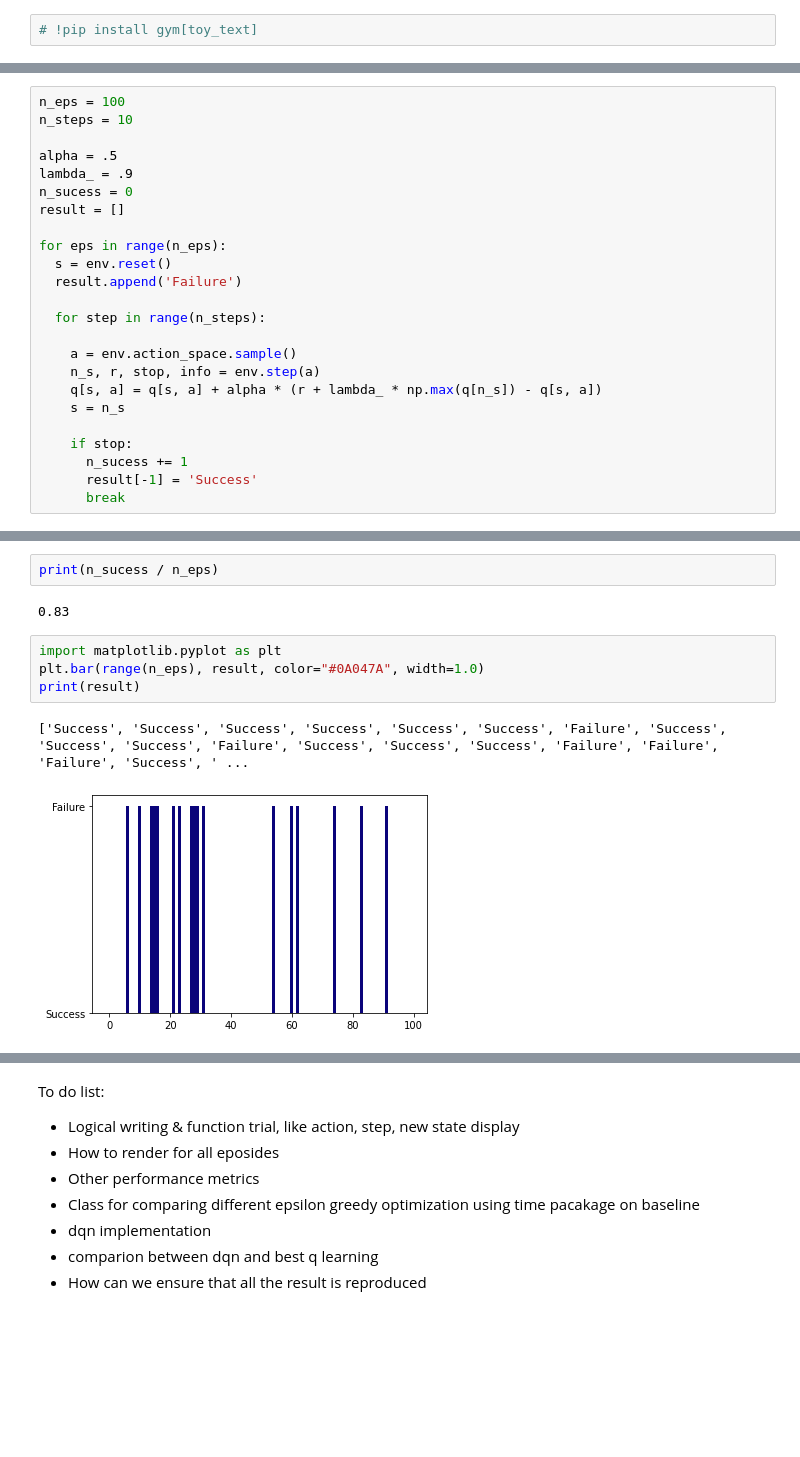
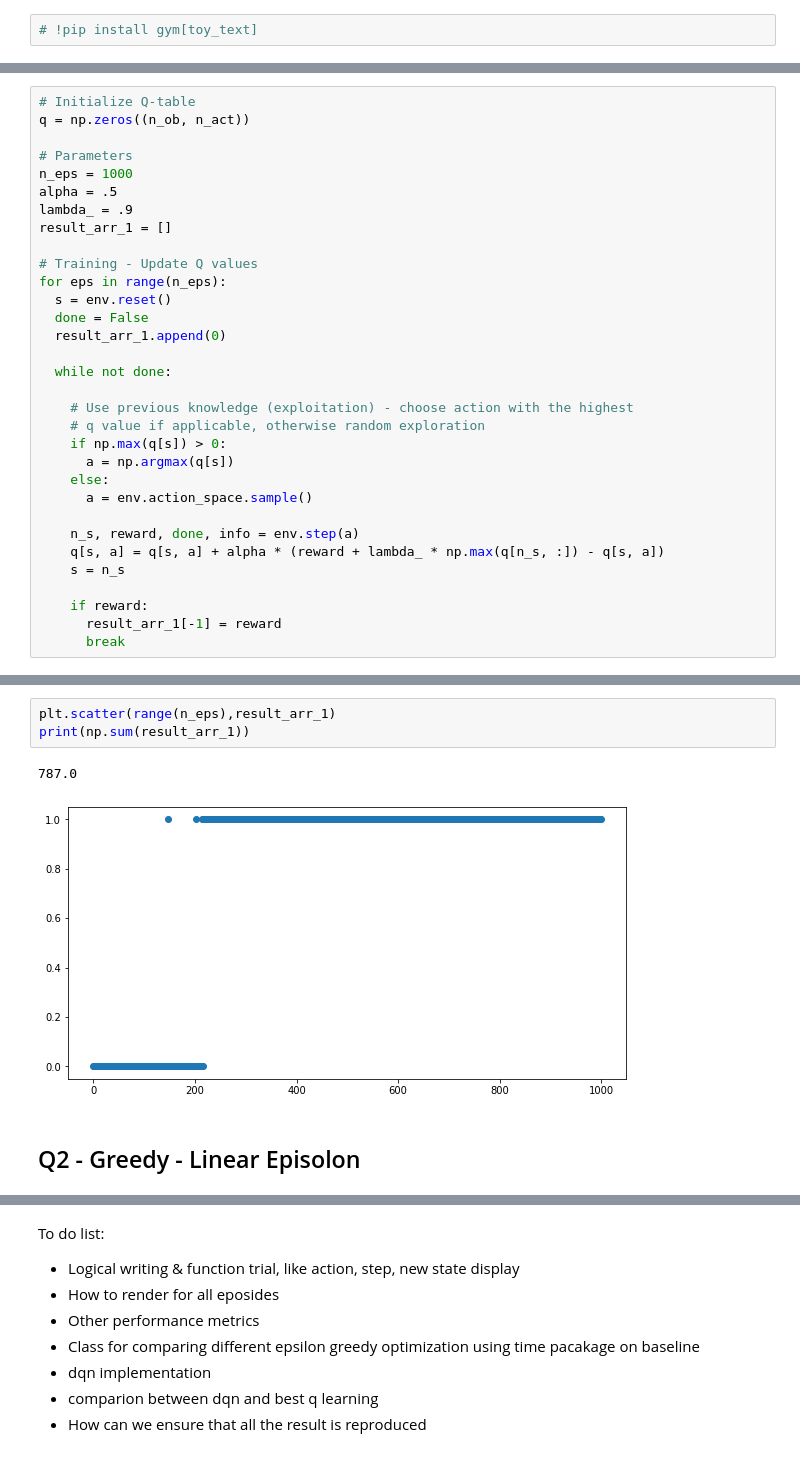
Before and after one commit to yanmingl/RL-Frozen-Leak, a Jupyter notebook: Frozen_Lake.ipynb, the cells around one changed output, grey strips where cells are left out. Saved outputs shown, nothing was run; the diff lists cells and outputs as text; blank space fills up the shorter version.

```diff
--- a/Frozen_Lake.ipynb
+++ b/Frozen_Lake.ipynb
@@ -62,24 +95,32 @@ print(q)
 # %%
-n_eps = 100
-n_steps = 10
+# Initialize Q-table
+q = np.zeros((n_ob, n_act))
 
+# Parameters
+n_eps = 1000
 alpha = .5
 lambda_ = .9
-n_sucess = 0
-result = []
+result_arr_1 = []
 
+# Training - Update Q values
 for eps in range(n_eps):
   s = env.reset()
-  result.append('Failure')
+  done = False
+  result_arr_1.append(0)
 
-  for step in range(n_steps):
+  while not done:
 
-    a = env.action_space.sample()
-    n_s, r, stop, info = env.step(a)
-    q[s, a] = q[s, a] + alpha * (r + lambda_ * np.max(q[n_s]) - q[s, a])
+    # Use previous knowledge (exploitation) - choose action with the highest
+    # q value if applicable, otherwise random exploration
+    if np.max(q[s]) > 0:
+      a = np.argmax(q[s])
+    else:
+      a = env.action_space.sample()
+
+    n_s, reward, done, info = env.step(a)
+    q[s, a] = q[s, a] + alpha * (reward + lambda_ * np.max(q[n_s, :]) - q[s, a])
     s = n_s
 
-    if stop:
-      n_sucess += 1
-      result[-1] = 'Success'
+    if reward:
+      result_arr_1[-1] = reward
       break
@@ -105,11 +127,8 @@ array([[0. , 0. , 0. , 0. ],
-# %%
-print(n_sucess / n_eps)
-# %% [output]
-0.83
-# %%
-import matplotlib.pyplot as plt
-plt.bar(range(n_eps), result, color="#0A047A", width=1.0)
-print(result)
-# %% [output]
-['Success', 'Success', 'Success', 'Success', 'Success', 'Success', 'Failure', 'Success', 'Success', 'Success', 'Failure', 'Success', 'Success', 'Success', 'Failure', 'Failure', 'Failure', 'Success', ' ...
-[figure, removed]
+# %%
+plt.scatter(range(n_eps),result_arr_1)
+print(np.sum(result_arr_1))
+# %% [output]
+787.0
+[figure, added]
+# %% [markdown]
+## Q2 - Greedy - Linear Episolon
```
Also changed, not shown: parts of 19 cells of this notebook.
